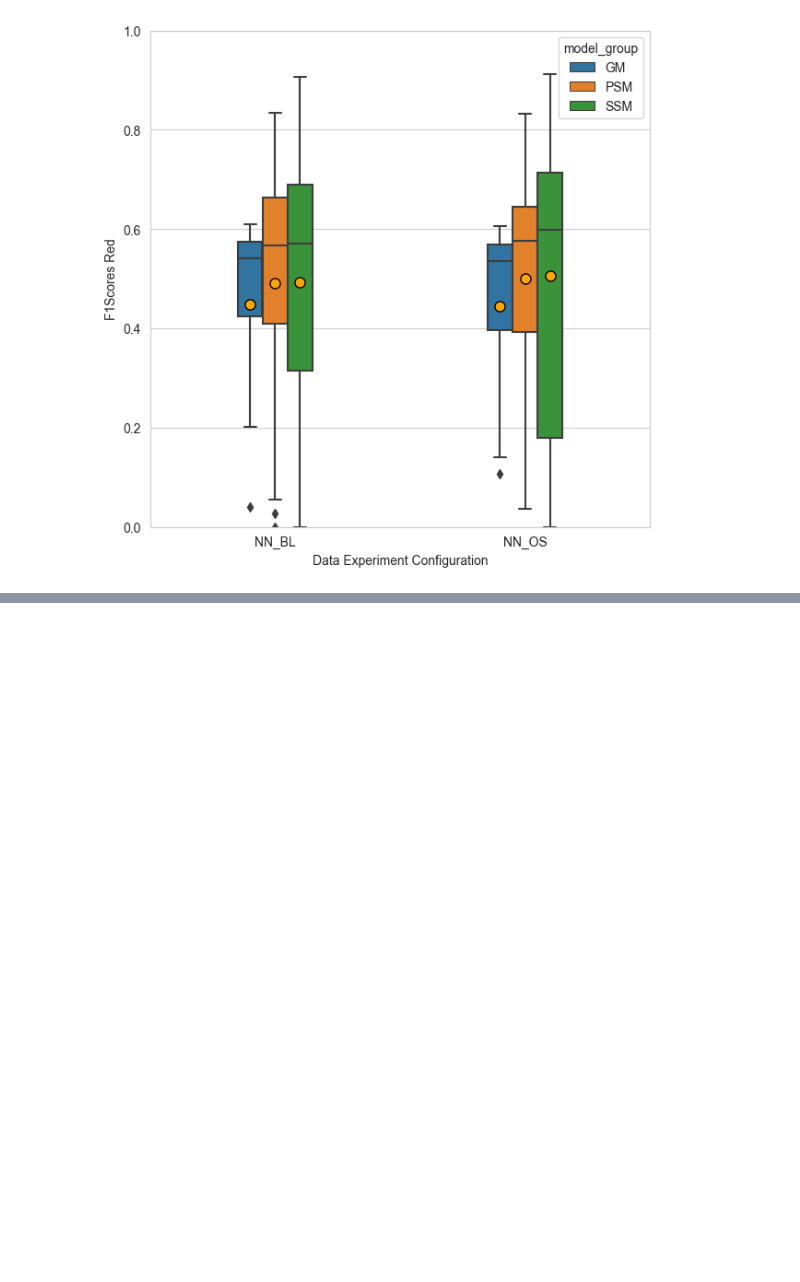
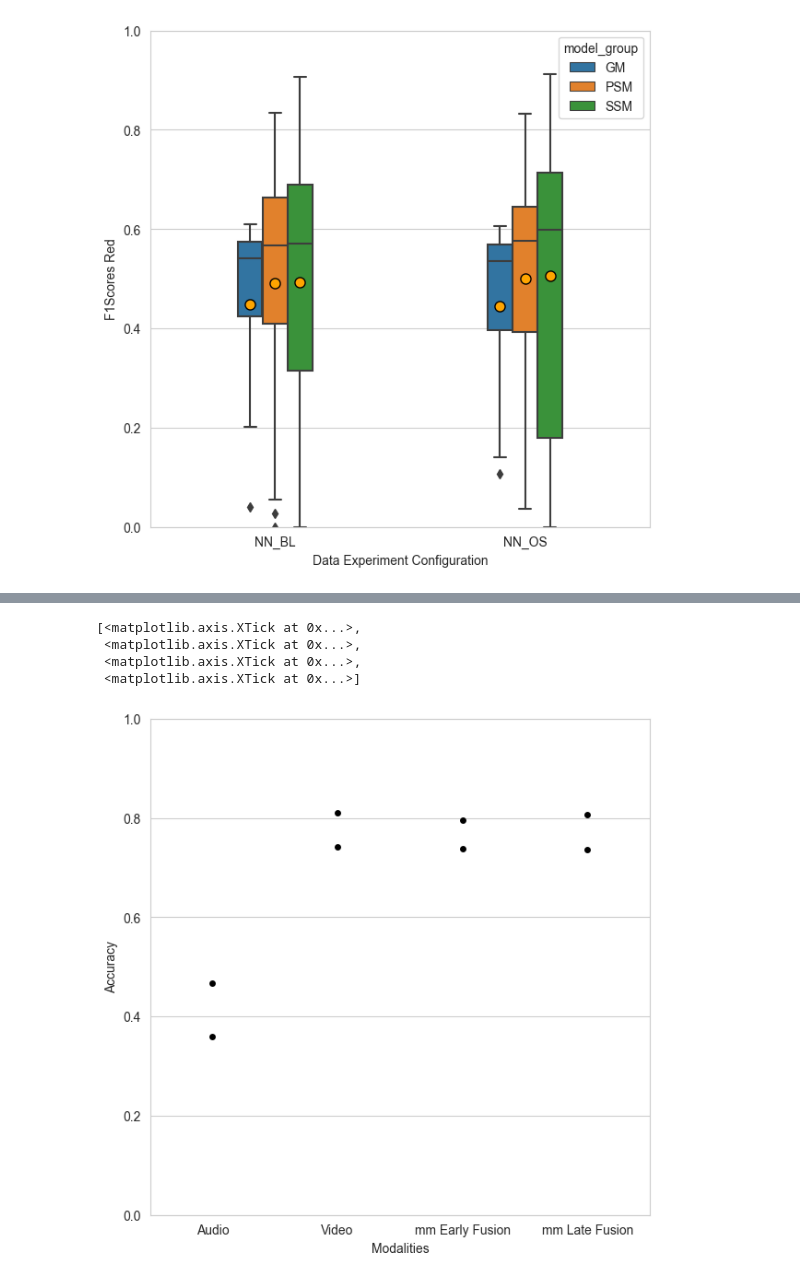
Before and after one commit to annanda/emotion_detection_for_children_with_asd, a Jupyter notebook: emotion_detection_system/processing_results/notebooks/BoxPlot - Chap 6 Thesis.ipynb, the cells around one changed output, grey strips where cells are left out. Saved outputs shown, nothing was run; the diff lists cells and outputs as text; code cells hidden in the pictures; blank space fills up the shorter version.

```diff
--- a/emotion_detection_system/processing_results/notebooks/BoxPlot - Chap 6 Thesis.ipynb
+++ b/emotion_detection_system/processing_results/notebooks/BoxPlot - Chap 6 Thesis.ipynb
@@ -290,0 +356,12 @@ Text(0, 0.5, 'F1Scores Red')
+# %%
+
+scenario=['va_late_fusion', 'va_early_fusion', 'a', 'v']
+annotation_type=['parents', 'specialist']
+subset_data='all_data'
+resulting_df, _ = get_subset_data(nn_oversampling_data_results,
+                                            scenario=scenario,
+                                            annotation_type=annotation_type,
+                                            subdataset_case=subset_data)
+
+step_3_data_gm = resulting_df
+step_3_data_gm
@@ -290,0 +379,17 @@ Text(0, 0.5, 'F1Scores Red')
+# %%
+hue_order = ['GM', 'PSM', 'SSM']
+order_x = ['a', 'v', 'va_early_fusion', 'va_late_fusion']
+sns.set_style("whitegrid")
+ax = sns.stripplot(data=step_3_data_gm, x="Scenario", y="Accuracy",
+                    order = ['a', 'v', 'va_early_fusion', 'va_late_fusion'],
+                    color = 'black', jitter=False)
+ax.set(ylim=(0,1))
+ax.set_xlabel('Modalities')
+ax.set_ylabel('Accuracy')
+ax.set_xticks([0, 1, 2, 3], ['Audio', 'Video', 'mm Early Fusion', 'mm Late Fusion'])
+# %% [output]
+[<matplotlib.axis.XTick at 0x...>,
+ <matplotlib.axis.XTick at 0x...>,
+ <matplotlib.axis.XTick at 0x...>,
+ <matplotlib.axis.XTick at 0x...>]
+[figure, added]
```
Also changed, not shown: parts of 15 cells of this notebook, 3 other files.
